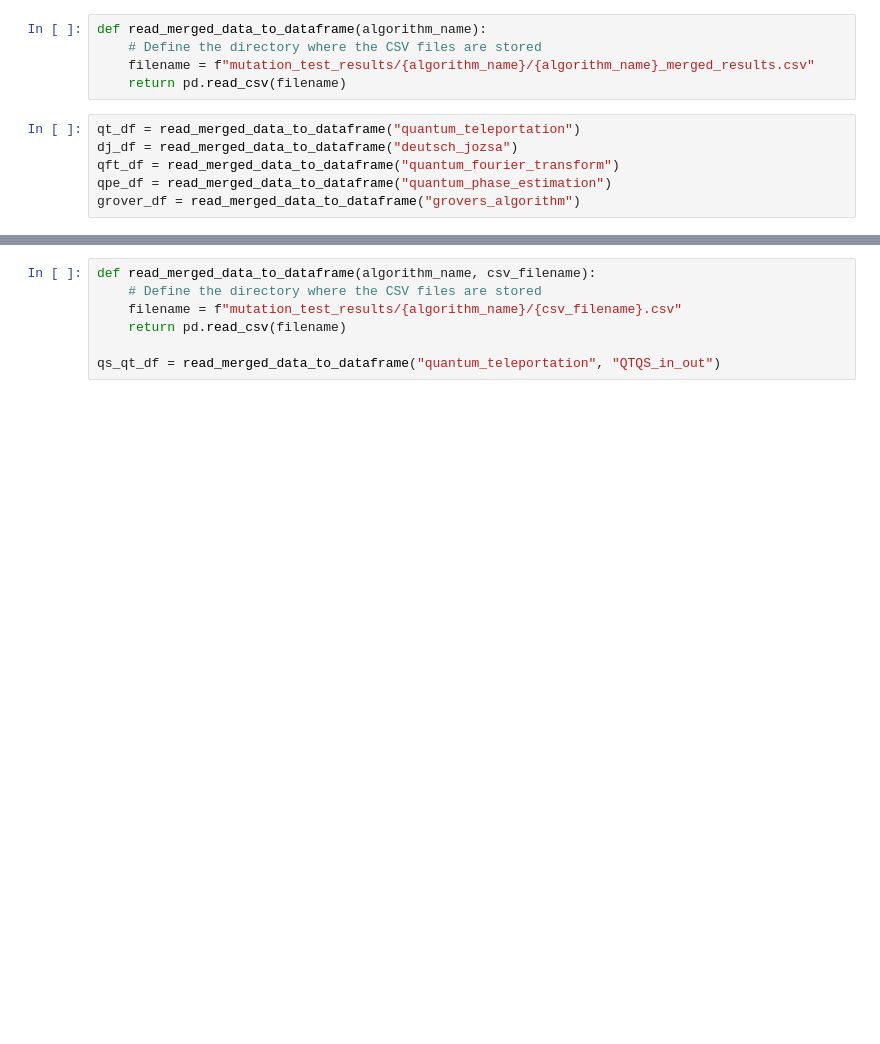
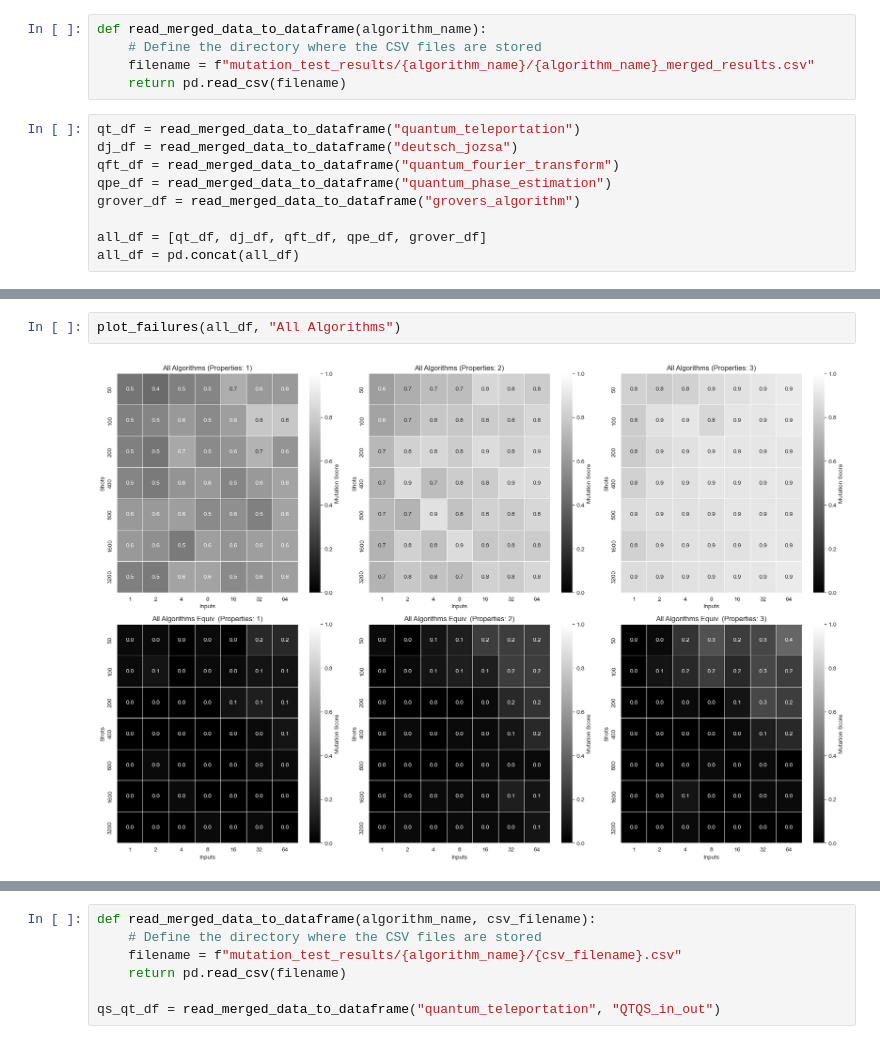
Before and after one commit to GabrielPontolillo/qucheck, a Jupyter notebook: case_studies/results_visualisation.ipynb, the cells around one changed output, grey strips where cells are left out. Cells and saved outputs as stored; diff of their text form; blank space fills up the shorter version.

```diff
--- a/case_studies/results_visualisation.ipynb
+++ b/case_studies/results_visualisation.ipynb
@@ -23,6 +27,9 @@ dj_df = read_merged_data_to_dataframe("deutsch_jozsa")
 qft_df = read_merged_data_to_dataframe("quantum_fourier_transform")
 qpe_df = read_merged_data_to_dataframe("quantum_phase_estimation")
 grover_df = read_merged_data_to_dataframe("grovers_algorithm")
+
+all_df = [qt_df, dj_df, qft_df, qpe_df, grover_df]
+all_df = pd.concat(all_df)
 # %%
 def plot_failures(df, algorithm_name):
     df_non_equivalent = df[df['Mutant Name'].str.contains('_m')]
@@ -85,3 +104,7 @@ plot_failures(grover_df, "Grover's Algorithm")
+# %%
+plot_failures(all_df, "All Algorithms")
+# %% [output]
+[figure, added]
 # %%
 def plot_time_taken(df, algorithm_name):
     df_non_equivalent = df[df['Mutant Name'].str.contains('_m')]
```
Also changed, not shown: parts of 26 cells of this notebook.
